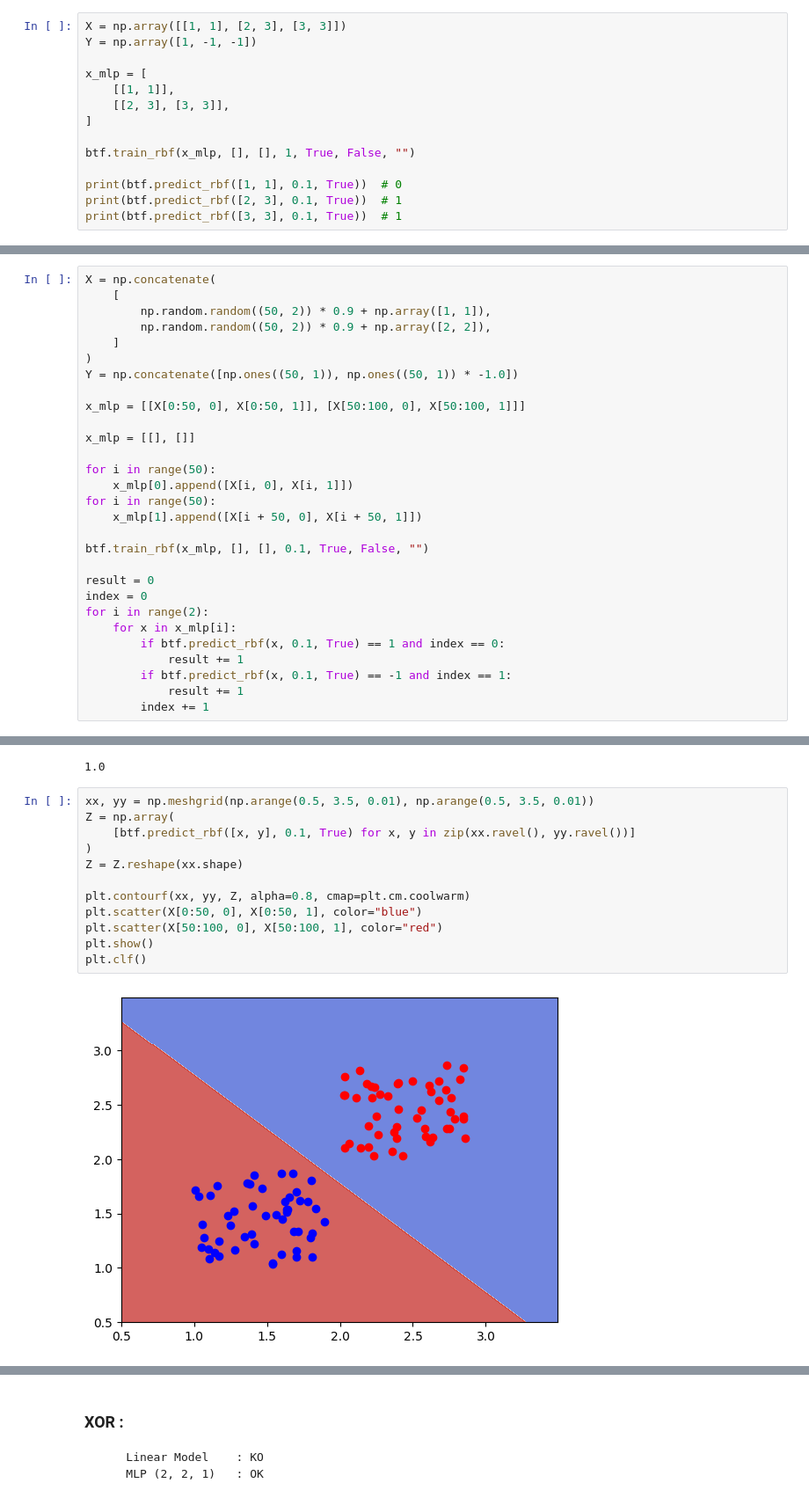
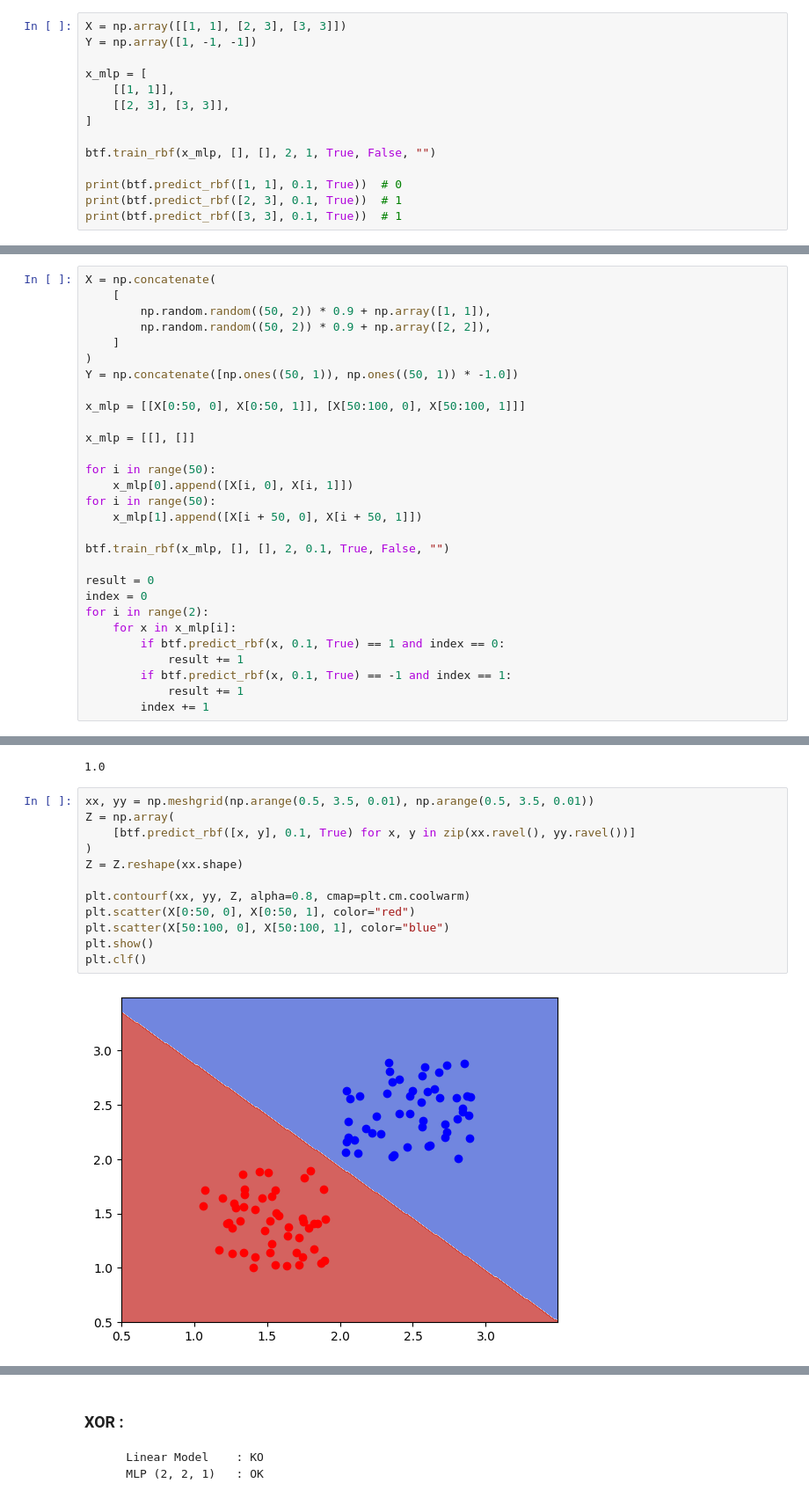
Before and after one commit to PA-2025/better_tensorflow, a Jupyter notebook: python/case_test_note_book/rbf.ipynb, the cells around one changed output, grey strips where cells are left out. Shown: that part at 88% size. Saved outputs shown, nothing was run; the diff lists cells and outputs as text.

```diff
--- a/python/case_test_note_book/rbf.ipynb
+++ b/python/case_test_note_book/rbf.ipynb
@@ -21,7 +21,7 @@ x_mlp = [
     [[2, 3], [3, 3]],
 ]
 
-btf.train_rbf(x_mlp, [], [], 1, True, False, "")
+btf.train_rbf(x_mlp, [], [], 2, 1, True, False, "")
 
 print(btf.predict_rbf([1, 1], 0.1, True))  # 0
 print(btf.predict_rbf([2, 3], 0.1, True))  # 1
@@ -69,7 +69,7 @@ for i in range(50):
 for i in range(50):
     x_mlp[1].append([X[i + 50, 0], X[i + 50, 1]])
 
-btf.train_rbf(x_mlp, [], [], 0.1, True, False, "")
+btf.train_rbf(x_mlp, [], [], 2, 0.1, True, False, "")
 
 result = 0
 index = 0
@@ -87,17 +87,17 @@ print(result * 100 / index)
 # %%
 xx, yy = np.meshgrid(np.arange(0.5, 3.5, 0.01), np.arange(0.5, 3.5, 0.01))
 Z = np.array(
     [btf.predict_rbf([x, y], 0.1, True) for x, y in zip(xx.ravel(), yy.ravel())]
 )
 Z = Z.reshape(xx.shape)
 
 plt.contourf(xx, yy, Z, alpha=0.8, cmap=plt.cm.coolwarm)
-plt.scatter(X[0:50, 0], X[0:50, 1], color="blue")
-plt.scatter(X[50:100, 0], X[50:100, 1], color="red")
+plt.scatter(X[0:50, 0], X[0:50, 1], color="red")
+plt.scatter(X[50:100, 0], X[50:100, 1], color="blue")
 plt.show()
 plt.clf()
 # %% [output]
-[figure, old version]
+[figure, new version]
 <Figure size 640x480 with 0 Axes>
 # %% [markdown]
 ### XOR :
```
Also changed, not shown: parts of 14 cells of this notebook, 6 other files.
